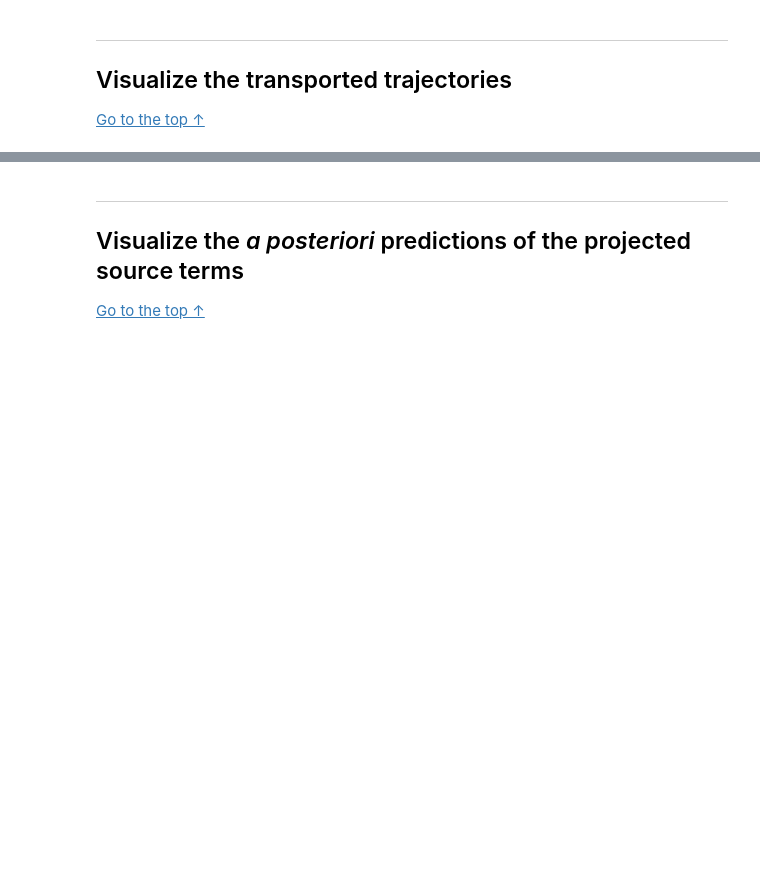
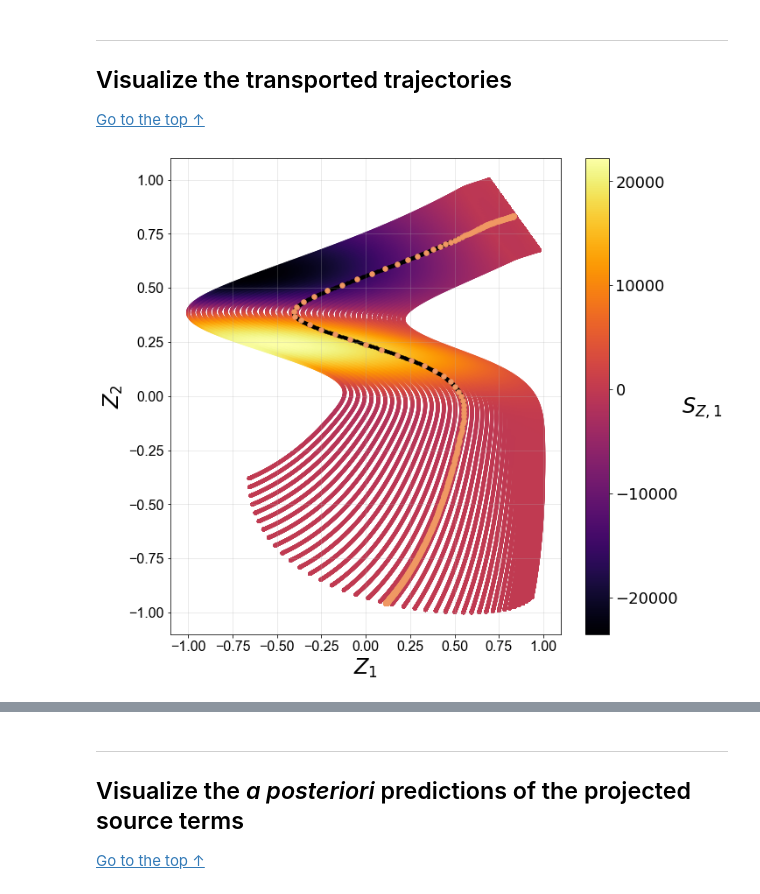
Before and after one commit to kamilazdybal/ROM-zero-dimensional-reactor, a Jupyter notebook: code/AE-transport-results.ipynb, the cells around one changed output, grey strips where cells are left out. Cells and saved outputs as stored; diff of their text form; code cells hidden in the pictures; blank space fills up the shorter version.

```diff
--- a/code/AE-transport-results.ipynb
+++ b/code/AE-transport-results.ipynb
@@ -260,21 +282,23 @@ plt.savefig(results_path + 'best-AE-a-posteriori-Z2-path.png', dpi=300, bbox_inc
 # %%
 if run_RBF:
 
     numerical_solution_rbf_model_CS = (numerical_solution_rbf_model - center_AE) / scale_AE
 
     plt = reduction.plot_2d_manifold(X_AE_CS[:,0],
                                      X_AE_CS[:,1],
                                      s=20,
                                      color=S_AE[:,0],
                                      color_map='inferno',
                                      x_label='$Z_1$',
                                      y_label='$Z_2$',
                                      colorbar_label='$S_{Z, 1}$',
-                                     figure_size=(18,5));
+                                     figure_size=(10,10));
 
     plt.scatter(numerical_solution_rbf_model_CS[:,0], numerical_solution_rbf_model_CS[:,1], c=color_rbf, s=30, zorder=100)
     plt.scatter(AE_state_space_test_trajectory_CS[:,0], AE_state_space_test_trajectory_CS[:,1], c='k', s=10, zorder=1);
     plt.savefig(results_path + 'best-AE-RBF-transported-trajectory.png', dpi=300, bbox_inches='tight')
+# %% [output]
+[figure, added]
 # %%
 if run_GPR:
 
```
Also changed, not shown: parts of 12 cells of this notebook, 22 other files.
